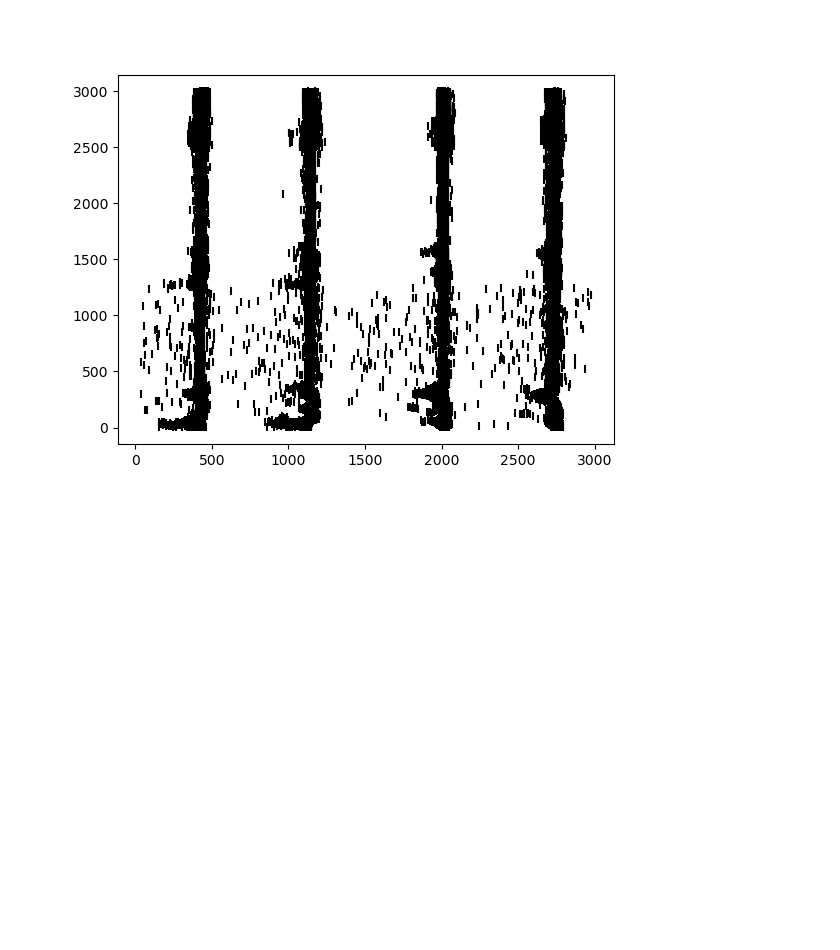
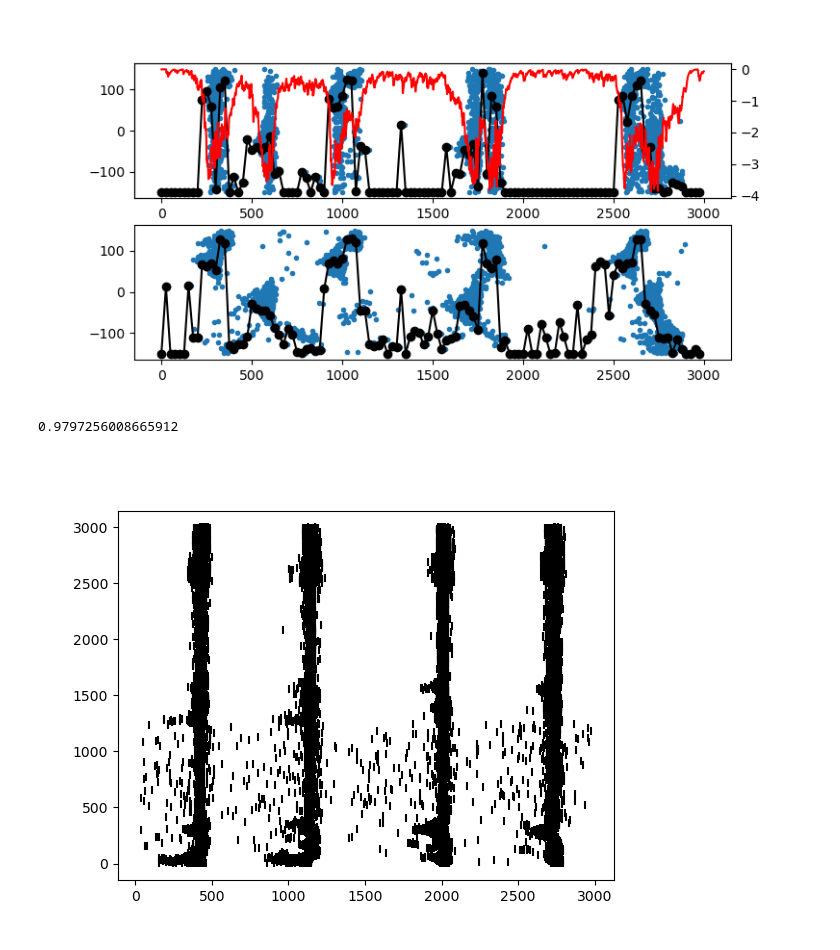
Before and after one commit to justidy1/IctalPlaceCell, a Jupyter notebook: query_replay.ipynb, the cells around one changed output. Saved outputs shown, nothing was run; the diff lists cells and outputs as text; code cells hidden in the pictures; blank space fills up the shorter version.

```diff
--- a/query_replay.ipynb
+++ b/query_replay.ipynb
@@ -185,0 +173,51 @@ Aug 01 19:28:38 SimulationManager::run [Info]:
+# %%
+def population_vector(spike_times,senders,slist,pf,t_bin = 25):
+    time_vec = np.arange(0,np.max(spike_times),t_bin)
+    pop_vec = np.zeros((len(time_vec),len(slist)))
+
+    # get the spikes and senders that belong to the cells in slist only
+    s_times = spike_times[np.isin(senders,slist)]
+    s_senders = senders[np.isin(senders,slist)]-slist[0]
+    # the pop vec at time t is the superposition of the place fields of the cells in slist that fired in the time window [t,t+t_bin]
+    for i,t in enumerate(time_vec):
+        # get the spikes that occured in the time window [t,t+t_bin]
+        s_times_t = s_times[(s_times>=t) & (s_times<t+t_bin)]
+        s_senders_t = s_senders[(s_times>=t) & (s_times<t+t_bin)]
+
+        for j in range(len(s_times_t)):
+            pop_vec[i,s_senders_t[j]] += 1 #+= pf[int(s_senders_t[j])]
+
+    # get the pf values at the max of the population vector
+    peak_vals = np.zeros(np.size(time_vec))
+    for i in range(np.size(time_vec)):
+        #max_val = np.amax(pop_vec[i,:])
+
+        # # are there multiple indices with the same max value?
+        # is_multiple_max = np.sum(pop_vec[i,:]==max_val) > 1
+
+        # if is_multiple_max:
+        #     max_idx = np.random.choice(np.argwhere(pop_vec[i,:]==max_val).flatten())
+        # else:
+        max_idx = np.argmax(pop_vec[i,:])
+
+        peak_vals[i] = pf[max_idx]
+
+    return peak_vals.flatten(),time_vec.flatten()
+
+pop_vec_CA3,time_vec = population_vector(s_times,s_senders,np.arange(0,len(pf_CA3),1),pf_CA3)
+pop_vec_CA1,time_vec = population_vector(s_times,s_senders,np.arange(1250,1250+len(pf_CA1),1),pf_CA1)
+
+plt.close('all')
+plt.figure(figsize=(8,4))
+ax=plt.subplot(2,1,1)
+plt.plot(s_times,s_place_CA1,'.')
+plt.plot(time_vec,pop_vec_CA1,'-ok')
+plt.twinx()
+plt.plot(lfp_sig_ts,CA1_lfp_sig,'-r')
+plt.subplot(2,1,2,sharex=ax)
+plt.plot(s_times,s_place_CA3,'.')
+plt.plot(time_vec,pop_vec_CA3,'-ok')
+#plt.xlim([800,1200])
+plt.show()
+# %% [output]
+[figure, added]
@@ -186,3 +226,11 @@ Aug 01 19:28:38 SimulationManager::run [Info]:
+# %%
+states_CA1 = utils.bin_series(pop_vec_CA1,b=50)
+states_CA3 = utils.bin_series(pop_vec_CA3,b=50)
+
+te = transfer_entropy(states_CA1[0],states_CA3[0],1)
+te
+# %% [output]
+0.9797256008665912
 # %%
 plt.close('all')
 #plt.figure(dpi=300,figsize=(8,3))
```
Also changed, not shown: parts of 13 cells of this notebook.
